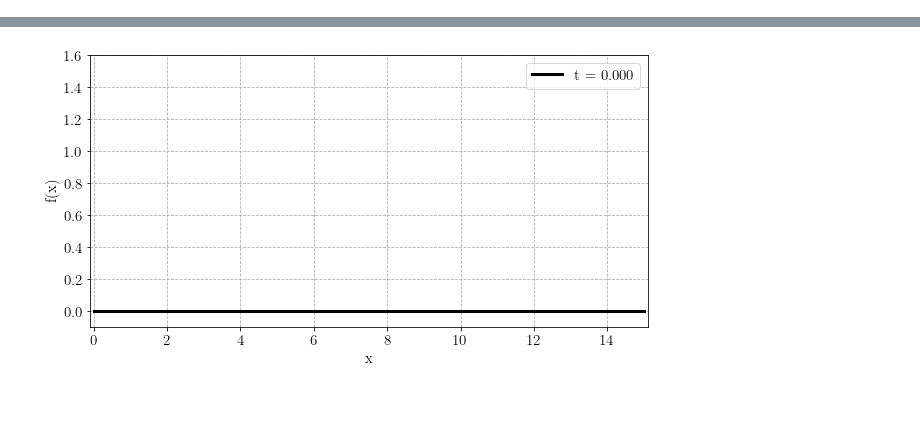
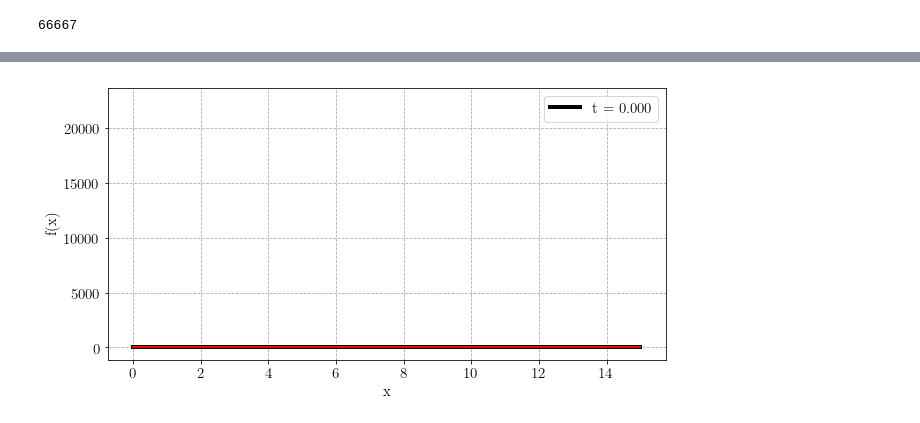
Before and after one commit to olgaborodina/mipt_compphys, a Jupyter notebook: task2_explicit_nonlinear.ipynb, the cells around one changed output, grey strips where cells are left out. Drawn from its saved outputs; the diff is of its cells as text; code cells hidden in the pictures.

```diff
--- a/task2_explicit_nonlinear.ipynb
+++ b/task2_explicit_nonlinear.ipynb
@@ -77,0 +67,17 @@ for t in range(0, NUMBER_T - 1):
+# %%
+LAMBDA = calc_lambda(U)
+
+for j in tqdm_notebook(list(range(0, T_STEPS-1))):
+    current_u = U[:, j]
+    current_lambda = calc_lambda(current_u)
+    lambda_plus = calc_lambda_plus(current_lambda)
+    lambda_minus = calc_lambda_minus(current_lambda)
+    rhs = (
+        lambda_plus * (np.roll(current_u, -1) - current_u) -
+        lambda_minus * (current_u - np.roll(current_u, +1))
+    ) / (X_STEP**2)
+
+    mask = np.zeros_like(rhs).astype(bool)
+    mask[1:-1] = True
+
+    U[mask, j+1] = T_STEP * rhs[mask] + U[mask, j]
@@ -77,0 +86,2 @@ for t in range(0, NUMBER_T - 1):
+# %%
+U_EXACT = calculate_exact_solution(X, T)
@@ -77,0 +94,4 @@ for t in range(0, NUMBER_T - 1):
+# %%
+T_STEPS
+# %% [output]
+66667
@@ -78,33 +112,26 @@ for t in range(0, NUMBER_T - 1):
 # %%
-plt.rcParams.update({'font.size': 15})
-plt.rc('text', usetex=True)
-plt.rc('font', family='serif')
-plt.rc('text.latex', preamble=r'\usepackage[utf8]{inputenc}')
-plt.rc('text.latex', preamble=r'\usepackage[english]{babel}')
+fig, ax = plt.subplots(figsize=(10, 5))
 
-fig, ax = plt.subplots(figsize=(10, 5))
-ax.axis([-0.1, LENGTH + 0.1, -0.1, BOUND + 1.1])
-
-l1, = ax.plot(temperature.index, temperature.iloc[:, NUMBER_T - 1], lw=3, color='black', label=NUMBER_T)
-#l2, = ax.plot([ LAMBDA * float(function.columns[20]), LAMBDA * float(function.columns[20])],[0, BOUND], lw=3, color='blue', label=None)
+l1, = ax.plot(X_RANGE, U[:,-1], lw=4, color='black', label=None)
+l2, = ax.plot(X_RANGE, U_EXACT[:,-1], lw=2, color='red', label=None)
 
 ax.grid(c='#aaaaaa', ls='--')
 
 ax.set_ylabel("f(x)")
 ax.set_xlabel("x")
 
 def animate(i):
-    l1.set_data(temperature.index, temperature.iloc[:, i])
-    l1.set_label('t = ' + '%.3f' %(i * step_t))
-    #l2.set_data([A * float(function.columns[i+1]), A * float(function.columns[i+1])],[0, BOUND])
+    l1.set_data(X_RANGE, U[:, i])
+    l1.set_label('t = ' + '%.3f' %(i * T_STEP))
+    l2.set_data(X_RANGE, U_EXACT[:, i])
 
     legend = plt.legend(loc='upper right')
-    return l1, #l2, legend
+    return l1, l2, legend
 
-ani = animation.FuncAnimation(fig, animate, frames= np.arange(0, NUMBER_T - 1, 15), interval=50)
+ani = animation.FuncAnimation(fig, animate, frames= np.linspace(0, T_STEPS-1, 100).astype(int), interval=50)
 
 #ani.save("solution.mp4")
 HTML(ani.to_jshtml())
 # %% [output]
 [interactive output not drawn]
-[figure, old version]
+[figure, new version]
```
Also changed, not shown: parts of 22 cells of this notebook.
